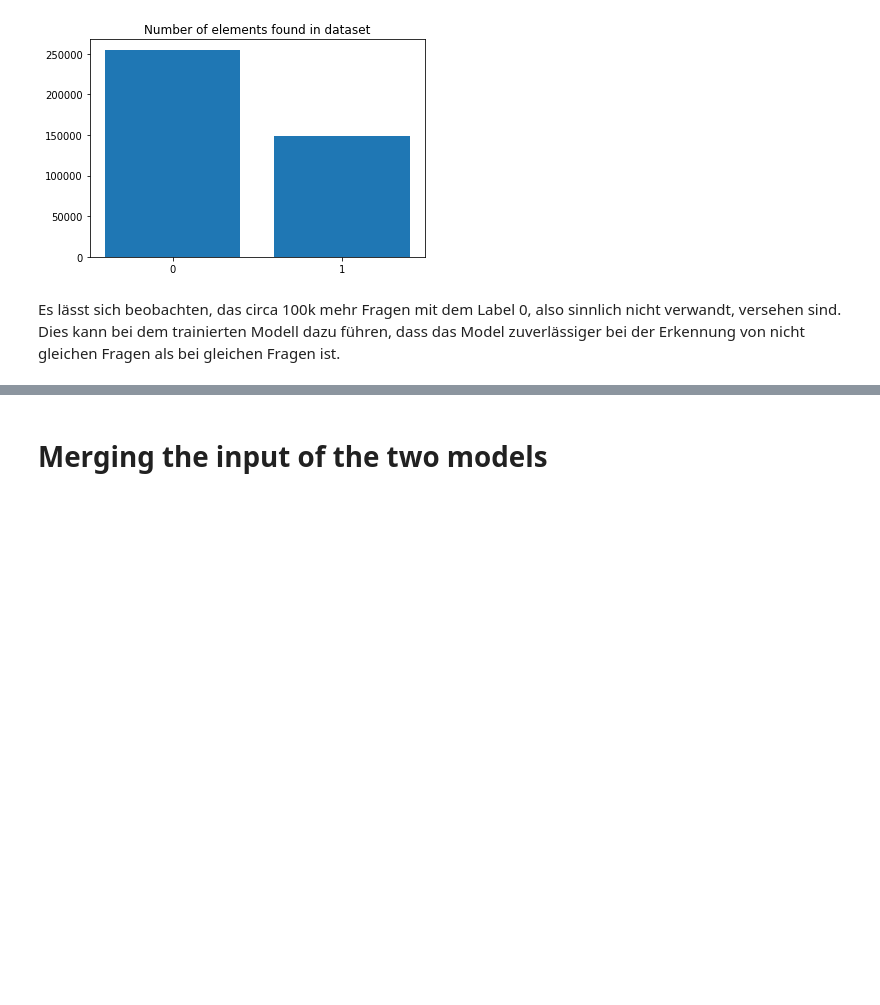
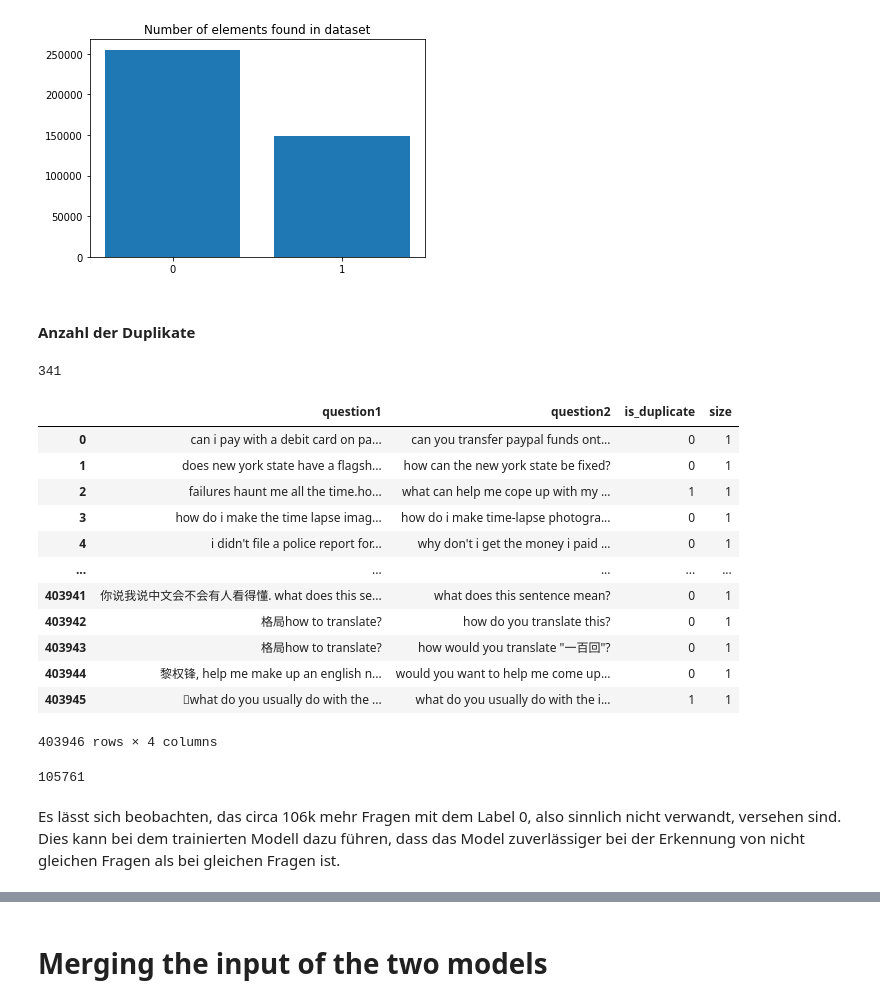
Before and after one commit to rxt30/Gruppe_G_Fragen, a Jupyter notebook: kaggle.ipynb, the cells around one changed output, grey strips where cells are left out. Drawn from its saved outputs; the diff is of its cells as text; code cells hidden in the pictures; blank space fills up the shorter version.

```diff
--- a/kaggle.ipynb
+++ b/kaggle.ipynb
@@ -37,5 +71,29 @@ ax.set_title('Number of elements found in dataset')
 # %% [output]
 Text(0.5, 1.0, 'Number of elements found in dataset')
 [figure]
+# %% [markdown]
+#### Anzahl der Duplikate
+# %%
+print(df_train.duplicated(keep='first').sum())
+df_train.groupby(df_train.columns.tolist(),as_index=False).size()
+# %% [output]
+341
+|  | question1 | question2 | is_duplicate | size |
+| 0 | can i pay with a debit card on pa... | can you transfer paypal funds ont... | 0 | 1 |
+| 1 | does new york state have a flagsh... | how can the new york state be fixed? | 0 | 1 |
+| 2 | failures haunt me all the time.ho... | what can help me cope up with my ... | 1 | 1 |
+| 3 | how do i make the time lapse imag... | how do i make time-lapse photogra... | 0 | 1 |
+| 4 | i didn't file a police report for... | why don't i get the money i paid ... | 0 | 1 |
+| ... | ... | ... | ... | ... |
+| 403941 | 你说我说中文会不会有人看得懂. what does this se... | what does this sentence mean? | 0 | 1 |
+| 403942 | 格局how to translate? | how do you translate this? | 0 | 1 |
+| 403943 | 格局how to translate? | how would you translate "一百回"? | 0 | 1 |
+| 403944 | 黎权锋, help me make up an english n... | would you want to help me come up... | 0 | 1 |
+| 403945 | what do you usually do with the ... | what do you usually do with the i... | 1 | 1 |
+403946 rows × 4 columns
+# %%
+label_dist[0] - label_dist[1]
+# %% [output]
+105761
 # %% [markdown]
-Es lässt sich beobachten, das circa 100k mehr Fragen mit dem Label 0, also sinnlich nicht verwandt, versehen sind. Dies kann bei dem trainierten Modell dazu führen, dass das Model zuverlässiger bei der Erkennung von nicht gleichen Fragen als bei gleichen Fragen ist.
+Es lässt sich beobachten, das circa 106k mehr Fragen mit dem Label 0, also sinnlich nicht verwandt, versehen sind. Dies kann bei dem trainierten Modell dazu führen, dass das Model zuverlässiger bei der Erkennung von nicht gleichen Fragen als bei gleichen Fragen ist.
```
Also changed, not shown: parts of 61 cells of this notebook.
